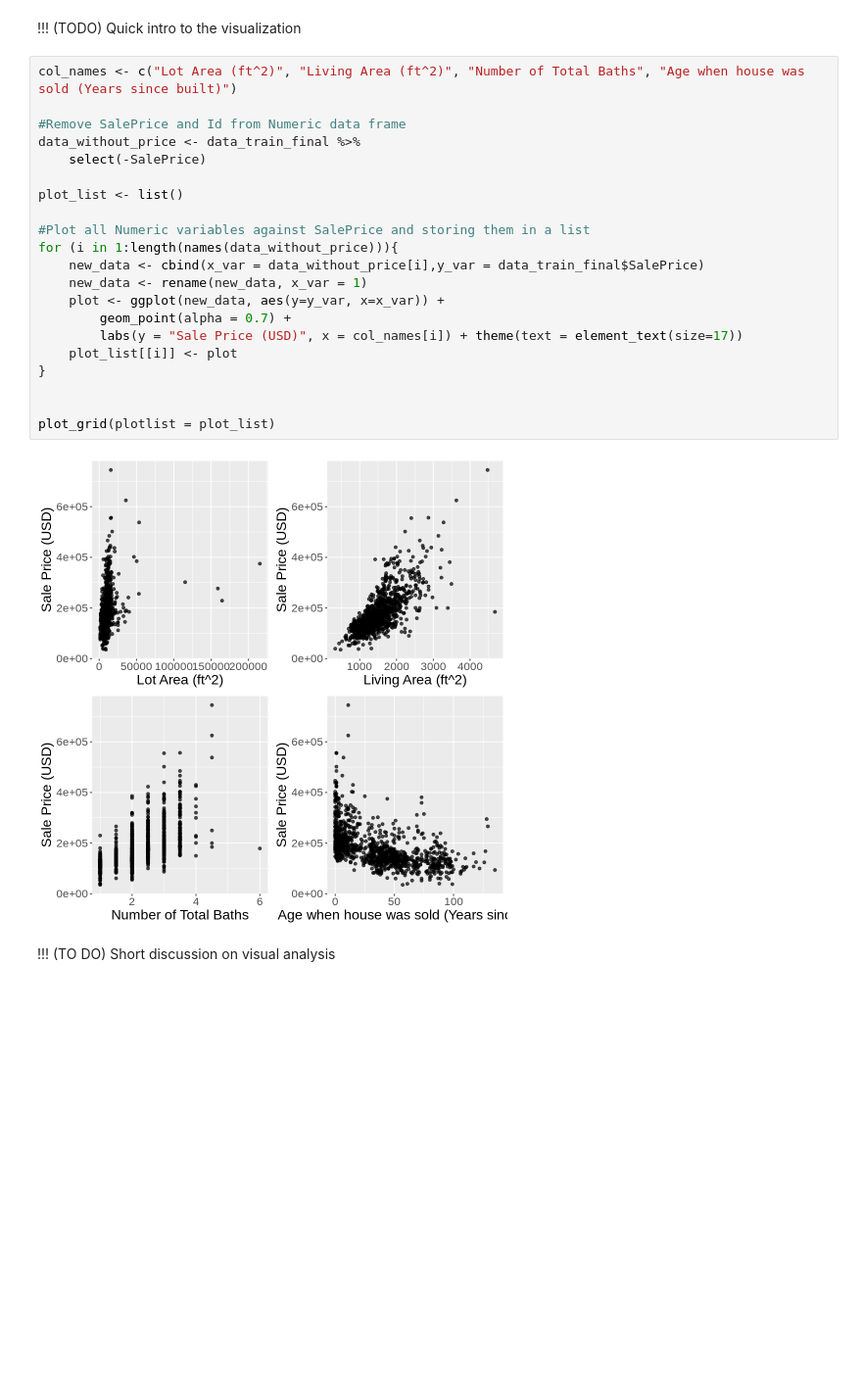
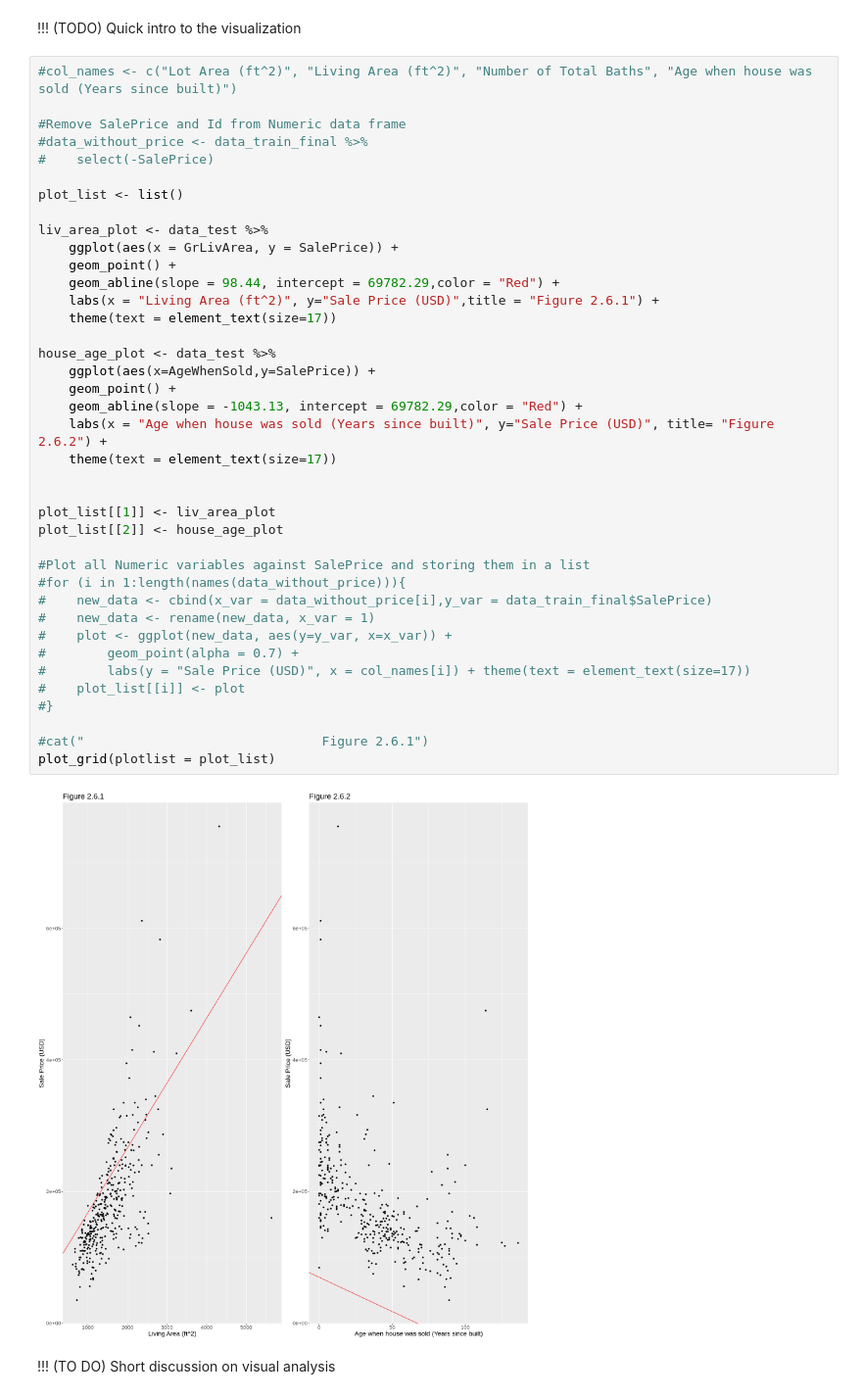
Before and after one commit to jerdavies/home-price-regression, a Jupyter notebook: Group-Project-Report.ipynb, the cells around one changed output. Shown: that part at 98% size. Cells and saved outputs as stored; diff of their text form; blank space fills up the shorter version.

Commit message:
Added the graphs and the figure/table names

```diff
--- a/Group-Project-Report.ipynb
+++ b/Group-Project-Report.ipynb
@@ -255,28 +248,46 @@ Result is a little high. Compared to the mean home sale price of 181,000 dollars
 # %% [markdown]
 !!! (TODO) Quick intro to the visualization
 # %%
-col_names <- c("Lot Area (ft^2)", "Living Area (ft^2)", "Number of Total Baths", "Age when house was sold (Years since built)")
+#col_names <- c("Lot Area (ft^2)", "Living Area (ft^2)", "Number of Total Baths", "Age when house was sold (Years since built)")
 
 #Remove SalePrice and Id from Numeric data frame
-data_without_price <- data_train_final %>%
-    select(-SalePrice)
+#data_without_price <- data_train_final %>%
+#    select(-SalePrice)
 
 plot_list <- list()
 
-#Plot all Numeric variables against SalePrice and storing them in a list
-for (i in 1:length(names(data_without_price))){
-    new_data <- cbind(x_var = data_without_price[i],y_var = data_train_final$SalePrice)
-    new_data <- rename(new_data, x_var = 1)
-    plot <- ggplot(new_data, aes(y=y_var, x=x_var)) +
-        geom_point(alpha = 0.7) +
-        labs(y = "Sale Price (USD)", x = col_names[i]) + theme(text = element_text(size=17))
-    plot_list[[i]] <- plot
-}
+liv_area_plot <- data_test %>%
+    ggplot(aes(x = GrLivArea, y = SalePrice)) +
+    geom_point() +
+    geom_abline(slope = 98.44, intercept = 69782.29,color = "Red") +
+    labs(x = "Living Area (ft^2)", y="Sale Price (USD)",title = "Figure 2.6.1") +
+    theme(text = element_text(size=17))
+
+house_age_plot <- data_test %>%
+    ggplot(aes(x=AgeWhenSold,y=SalePrice)) +
+    geom_point() +
+    geom_abline(slope = -1043.13, intercept = 69782.29,color = "Red") +
+    labs(x = "Age when house was sold (Years since built)", y="Sale Price (USD)", title= "Figure 2.6.2") +
+    theme(text = element_text(size=17))
 
 
+plot_list[[1]] <- liv_area_plot
+plot_list[[2]] <- house_age_plot
+
+#Plot all Numeric variables against SalePrice and storing them in a list
+#for (i in 1:length(names(data_without_price))){
+#    new_data <- cbind(x_var = data_without_price[i],y_var = data_train_final$SalePrice)
+#    new_data <- rename(new_data, x_var = 1)
+#    plot <- ggplot(new_data, aes(y=y_var, x=x_var)) +
+#        geom_point(alpha = 0.7) +
+#        labs(y = "Sale Price (USD)", x = col_names[i]) + theme(text = element_text(size=17))
+#    plot_list[[i]] <- plot
+#}
+
+#cat("                               Figure 2.6.1")
 plot_grid(plotlist = plot_list)
 # %% [output]
-[figure, old version]
+[figure, new version]
 # %% [markdown]
 !!! (TO DO) Short discussion on visual analysis
 # %% [markdown]
```
Also changed, not shown: parts of 7 cells of this notebook.
